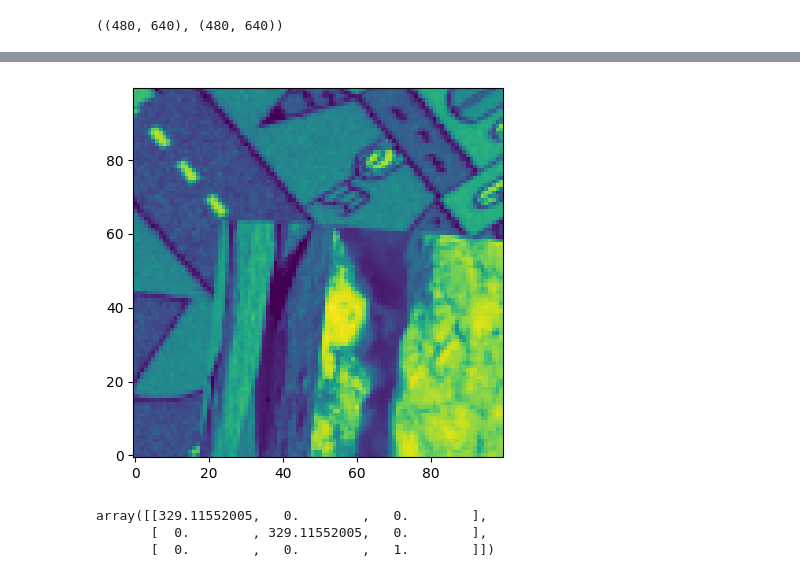
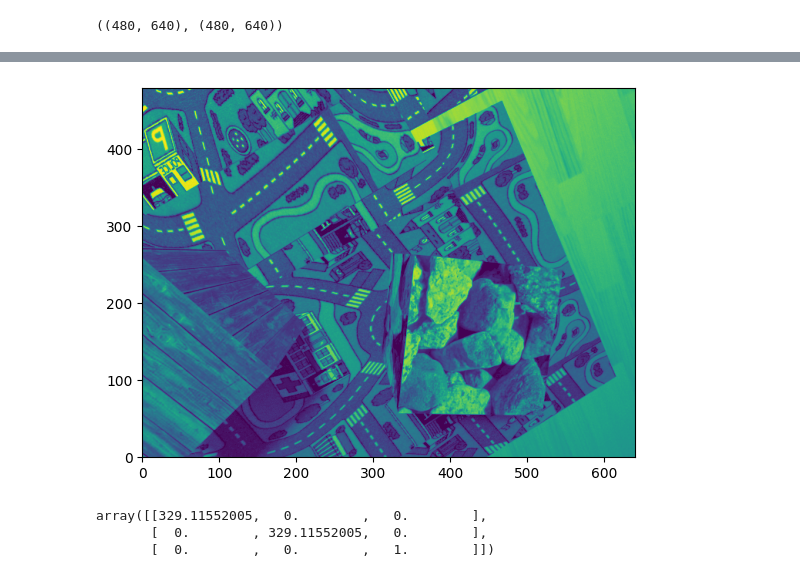
Before and after one commit to GerasimovIV/dense_image_aligment, a Jupyter notebook: ReprojectionExample.ipynb, the cells around one changed output, grey strips where cells are left out. Drawn from its saved outputs; the diff is of its cells as text; code cells hidden in the pictures.

```diff
--- a/ReprojectionExample.ipynb
+++ b/ReprojectionExample.ipynb
@@ -46,15 +46,15 @@ plt.show()
 # %%
 image_id = 200
 
 intensity_fname = info_intensity_images[info_intensity_images['image_id'] == image_id]['path_to_img'].values[0]
 image_intensity_template = read_as_grayscale(str(root_data / intensity_fname))
 
-image_intensity_template = image_intensity_template[200:300, 300:400]
+image_intensity_template = image_intensity_template#[200:300, 300:400]
 
 plt.imshow(image_intensity_template, origin='lower')
 plt.show()
 # %% [output]
-[figure, old version]
+[figure, new version]
 # %%
 camera_params_path = './datasets/Multi-FoV/info/intrinsics copy.txt'
 with open(camera_params_path) as f:
```
Also changed, not shown: parts of 8 cells of this notebook, 3 other files.
